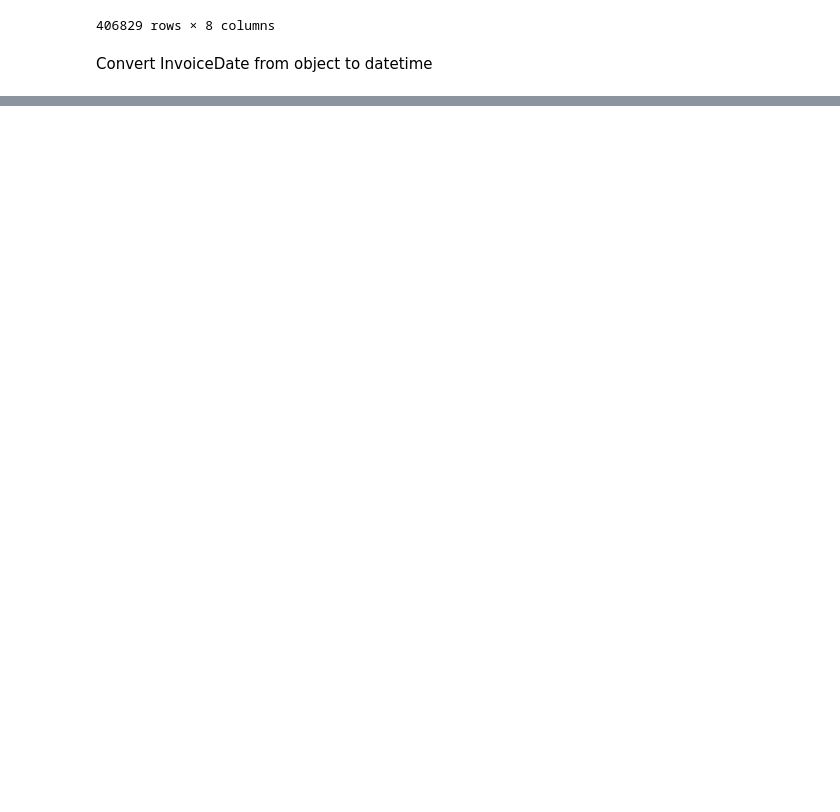
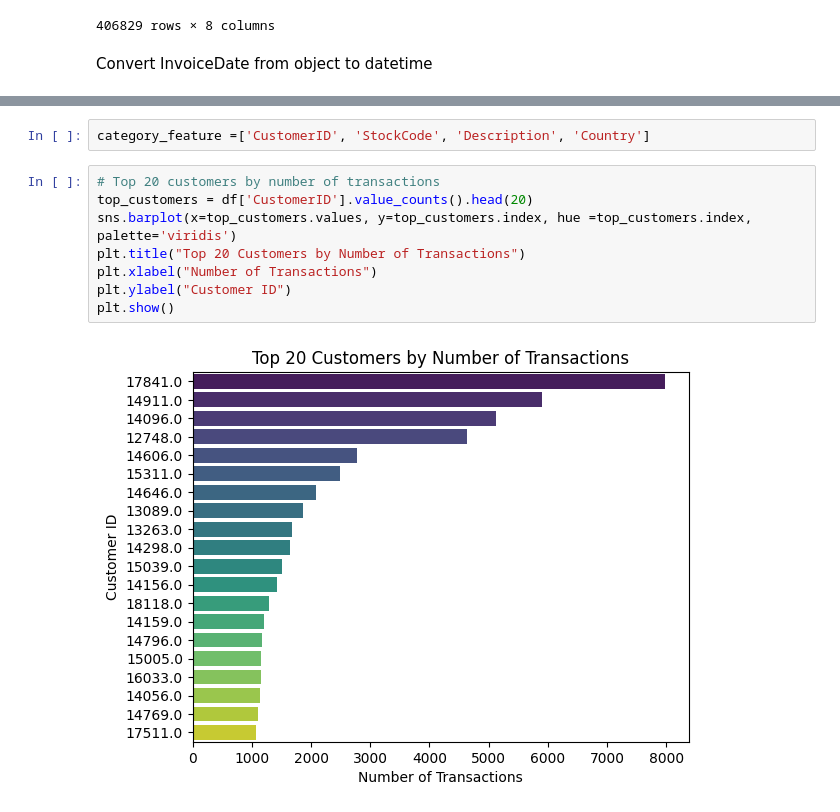
Before and after one commit to deCrystals/cohort_analysis, a Jupyter notebook: cohort.ipynb, the cells around one changed output, grey strips where cells are left out. Drawn from its saved outputs; the diff is of its cells as text; blank space fills up the shorter version.

```diff
--- a/cohort.ipynb
+++ b/cohort.ipynb
@@ -125,0 +148,12 @@ df.describe()
+# %%
+category_feature =['CustomerID', 'StockCode', 'Description', 'Country']
+# %%
+# Top 20 customers by number of transactions
+top_customers = df['CustomerID'].value_counts().head(20)
+sns.barplot(x=top_customers.values, y=top_customers.index, hue =top_customers.index, palette='viridis')
+plt.title("Top 20 Customers by Number of Transactions")
+plt.xlabel("Number of Transactions")
+plt.ylabel("Customer ID")
+plt.show()
+# %% [output]
+[figure, added]
```
Also changed, not shown: parts of 13 cells of this notebook.
